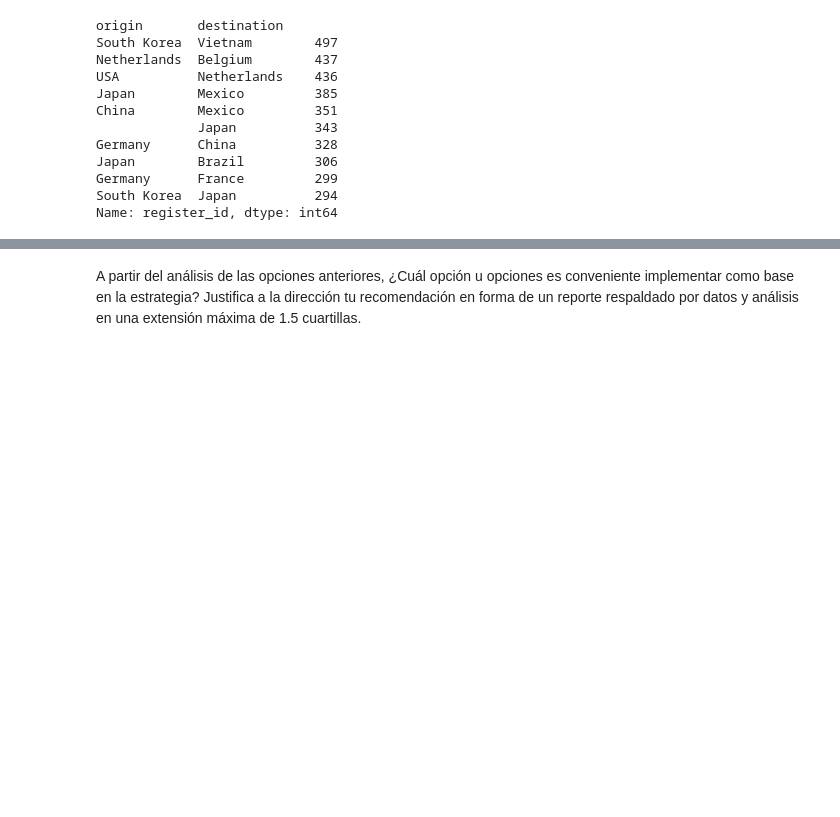
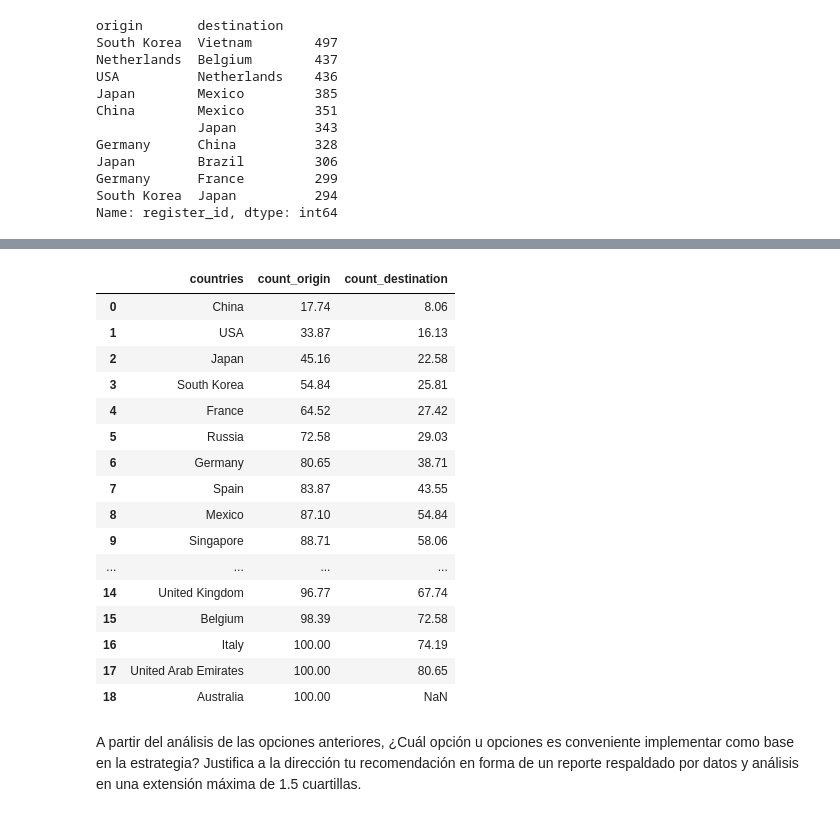
Before and after one commit to danieldamaco/REPORTE_02_MARTINEZ_CORNEJO_DANIEL, a Jupyter notebook: notebook.ipynb, the cells around one changed output, grey strips where cells are left out. Saved outputs shown, nothing was run; the diff lists cells and outputs as text; code cells hidden in the pictures; blank space fills up the shorter version.

```diff
--- a/notebook.ipynb
+++ b/notebook.ipynb
@@ -148,0 +172,3 @@ dtype: int64
+# %%
+df_80_destination = df_80[['destination']].value_counts().to_frame(name='count_destination').reset_index()
+df_80_destination.rename(columns={'destination':'countries'}, inplace=True)
@@ -148,0 +187,3 @@ dtype: int64
+# %%
+df_80_origin = df_80[['origin']].value_counts().to_frame(name='count_origin').reset_index()
+df_80_origin.rename(columns={'origin':'countries'}, inplace=True)
@@ -149,3 +202,29 @@ dtype: int64
+# %%
+pd.options.display.float_format = '{:,.2f}'.format
+# %%
+df_top_contries = pd.merge(df_80_origin, df_80_destination, how='outer', on='countries')
+# %%
+df_top_contries['count_origin'] = df_top_contries['count_origin'].cumsum() / df_top_contries['count_origin'].sum() *100
+df_top_contries['count_destination'] = df_top_contries['count_destination'].cumsum() / df_top_contries['count_destination'].sum() *100
+df_top_contries.head(19)
+# %% [output]
+|  | countries | count_origin | count_destination |
+| 0 | China | 17.74 | 8.06 |
+| 1 | USA | 33.87 | 16.13 |
+| 2 | Japan | 45.16 | 22.58 |
+| 3 | South Korea | 54.84 | 25.81 |
+| 4 | France | 64.52 | 27.42 |
+| 5 | Russia | 72.58 | 29.03 |
+| 6 | Germany | 80.65 | 38.71 |
+| 7 | Spain | 83.87 | 43.55 |
+| 8 | Mexico | 87.10 | 54.84 |
+| 9 | Singapore | 88.71 | 58.06 |
+| ... | ... | ... | ... |
+| 14 | United Kingdom | 96.77 | 67.74 |
+| 15 | Belgium | 98.39 | 72.58 |
+| 16 | Italy | 100.00 | 74.19 |
+| 17 | United Arab Emirates | 100.00 | 80.65 |
+| 18 | Australia | 100.00 | NaN |
 # %% [markdown]
 
 A partir del análisis de las opciones anteriores, ¿Cuál opción u opciones es conveniente implementar como base en la estrategia?
```
Also changed, not shown: parts of 23 cells of this notebook.
